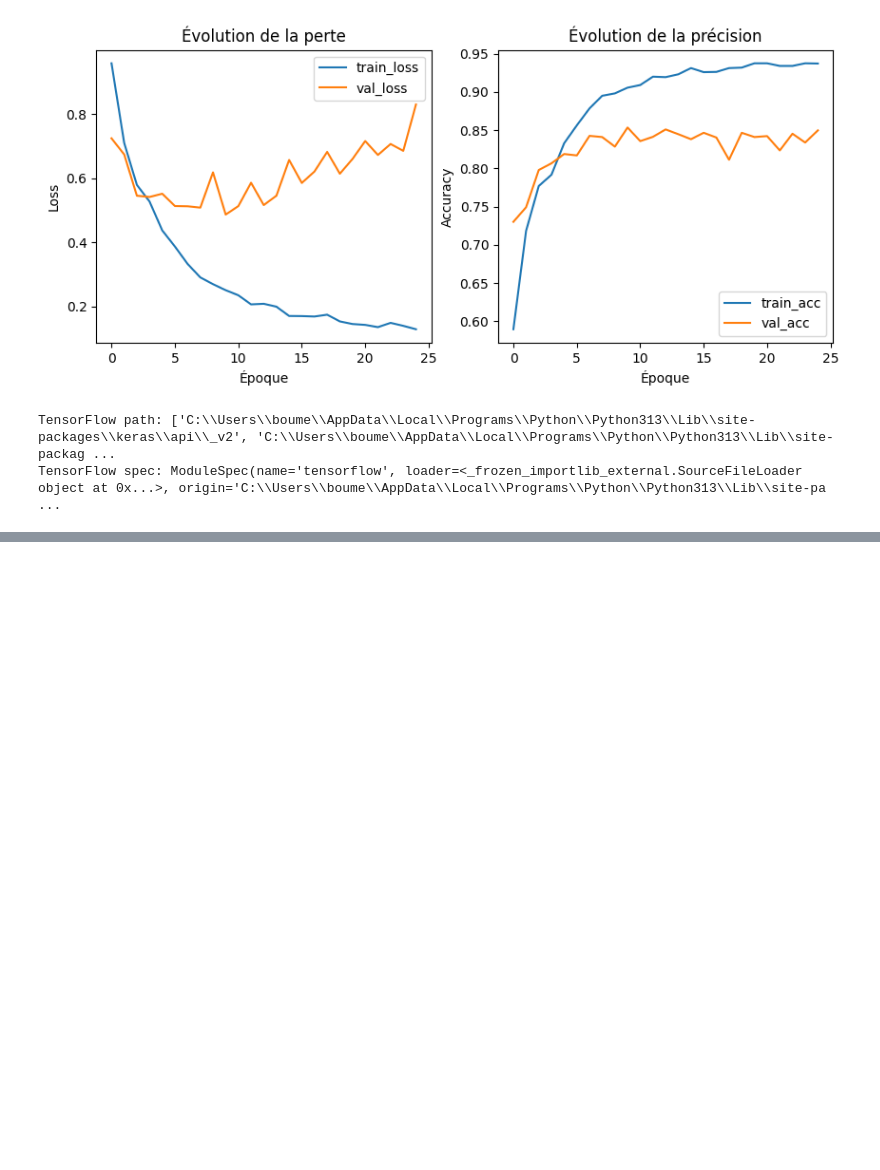
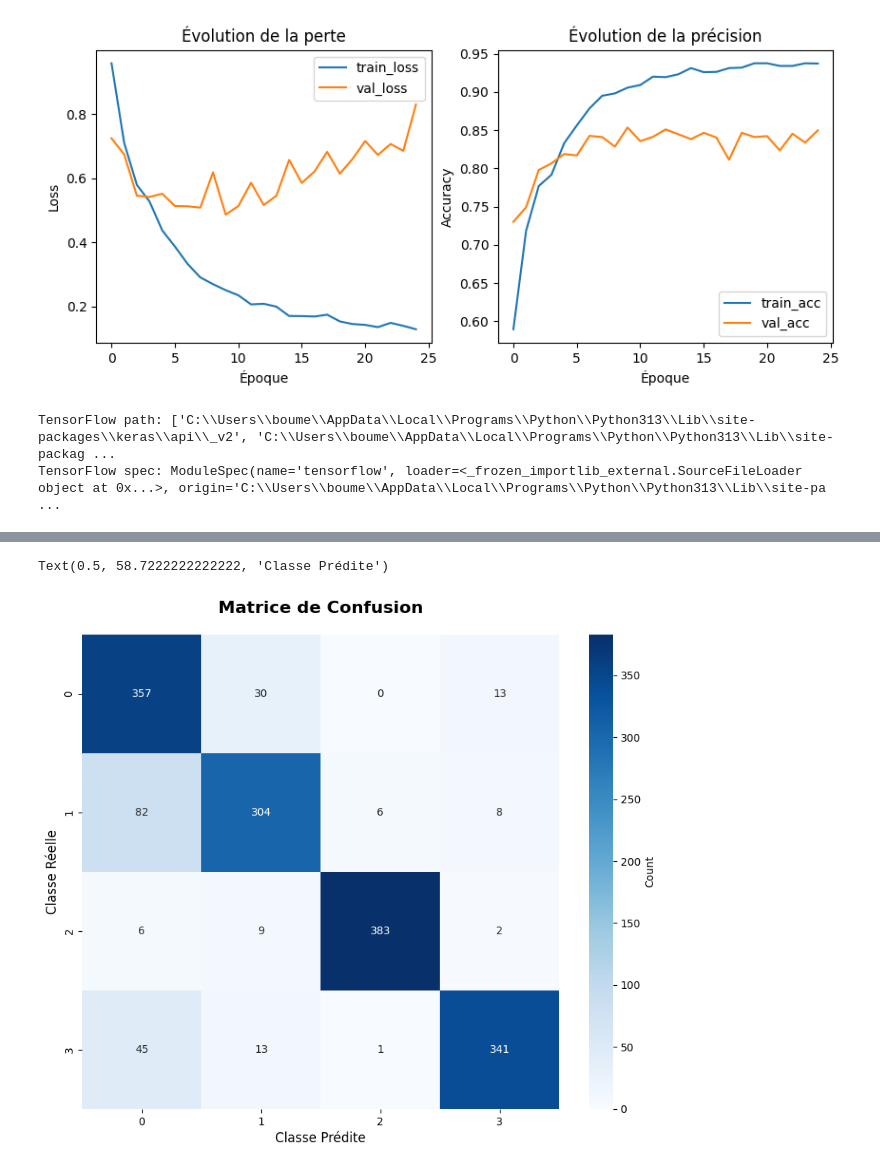
Before and after one commit to YounessBoumeshouli/BrainScan, a Jupyter notebook: main.ipynb, the cells around one changed output, grey strips where cells are left out. Drawn from its saved outputs; the diff is of its cells as text; code cells hidden in the pictures; blank space fills up the shorter version.

Commit message:
BRAIN-26 Générer une matrice de confusion.

```diff
--- a/main.ipynb
+++ b/main.ipynb
@@ -460,3 +461,25 @@ if os.path.exists(tf_path):
     except Exception as e:
         print(f"Error: {e}")
         print("Try manually deleting the folder")
+# %%
+import numpy as np
+import matplotlib.pyplot as plt
+from sklearn.metrics import confusion_matrix, classification_report
+import seaborn as sns
+
+
+print("\nGénération des prédictions pour la matrice de confusion...")
+y_pred = model.predict(X_test_scaled, batch_size=32)
+y_pred_classes = np.argmax(y_pred, axis=1)
+y_true_classes = np.argmax(y_test, axis=1) if len(y_test.shape) > 1 else y_test
+
+cm = confusion_matrix(y_true_classes, y_pred_classes)
+
+plt.figure(figsize=(10, 8))
+sns.heatmap(cm, annot=True, fmt='d', cmap='Blues', cbar_kws={'label': 'Count'})
+plt.title('Matrice de Confusion', fontsize=16, fontweight='bold', pad=20)
+plt.ylabel('Classe Réelle', fontsize=12)
+plt.xlabel('Classe Prédite', fontsize=12)
+
+# Add accuracy per class
+# %% [output]
@@ -462,0 +488,2 @@ if os.path.exists(tf_path):
+Text(0.5, 58.7222222222222, 'Classe Prédite')
+[figure, added]
```
Also changed, not shown: parts of 2 cells of this notebook.
